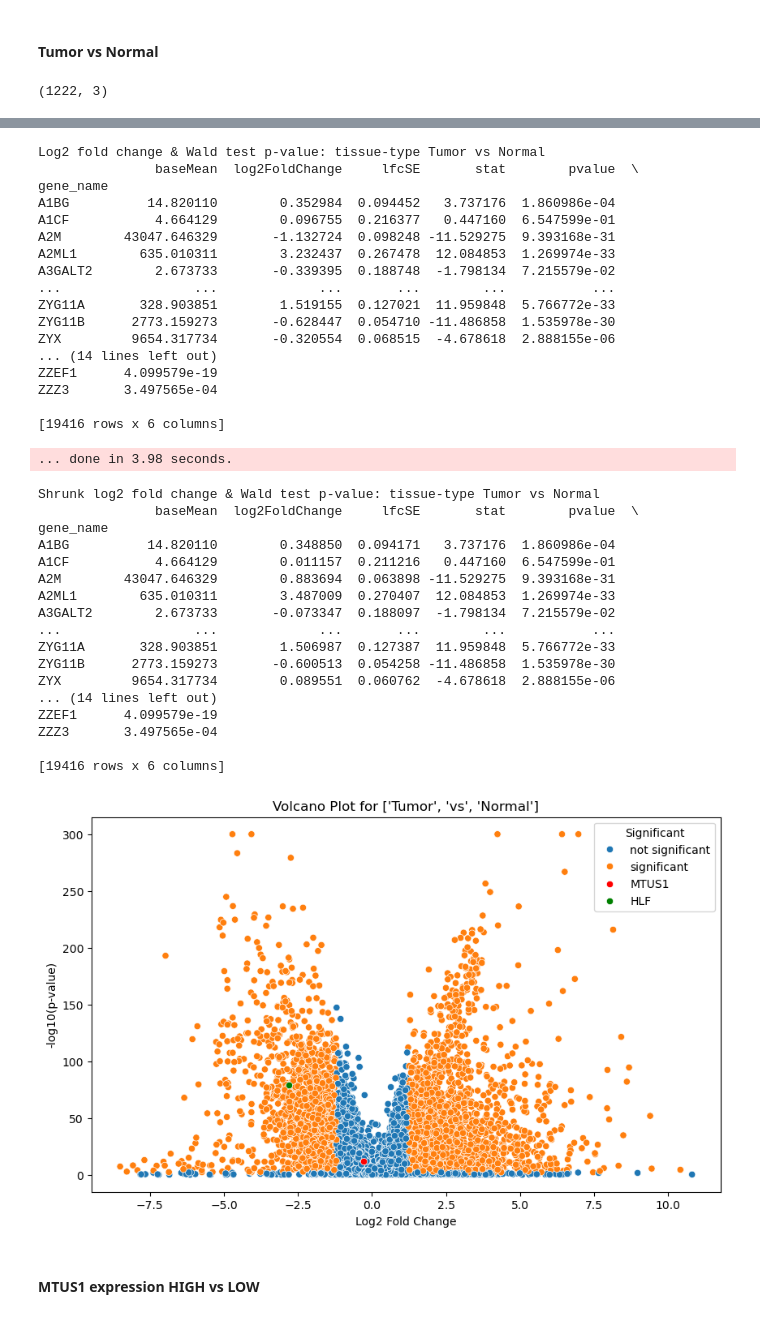
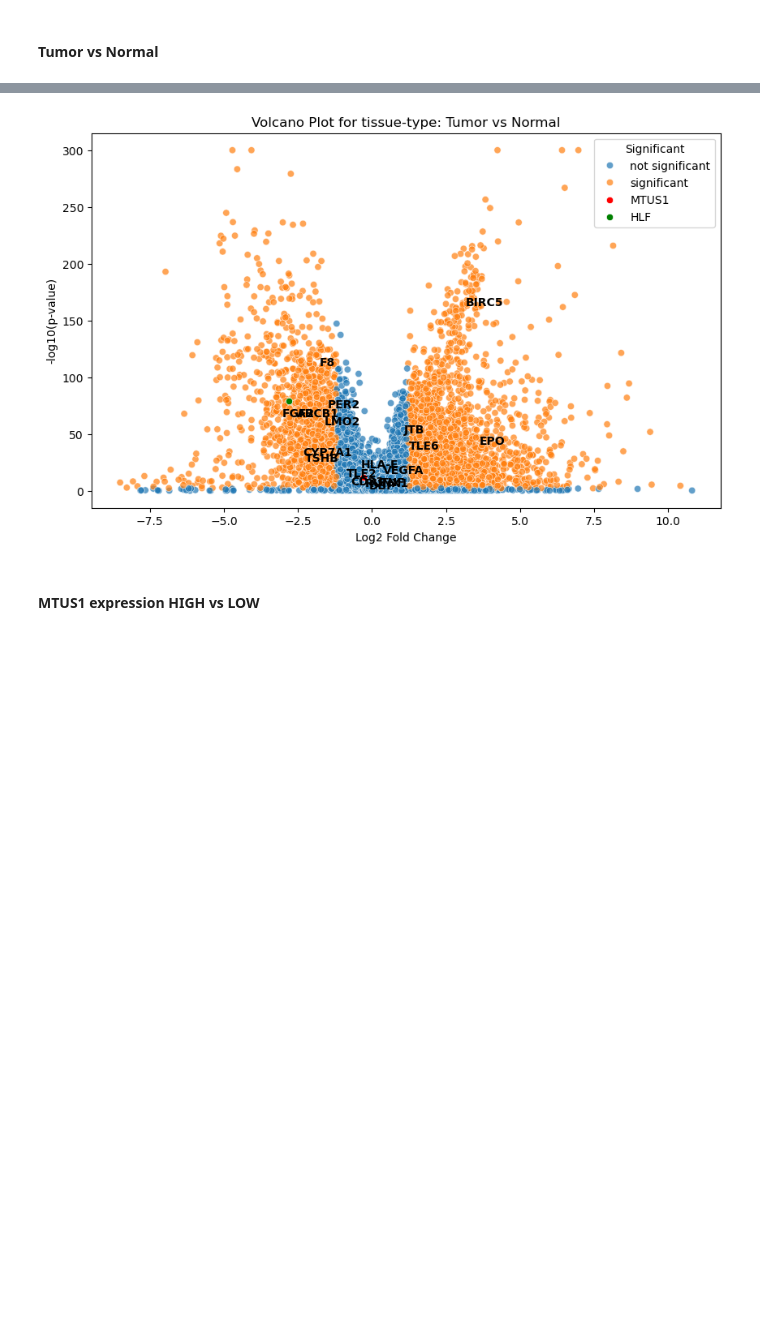
Before and after one commit to fedor-grigoryev/tcga, a Jupyter notebook: tcga_analysis.ipynb, the cells around one changed output, grey strips where cells are left out. Drawn from its saved outputs; the diff is of its cells as text; code cells hidden in the pictures; blank space fills up the shorter version.

```diff
--- a/tcga_analysis.ipynb
+++ b/tcga_analysis.ipynb
@@ -150,8 +179,19 @@ metadata = metadata.loc[samples_to_keep]
 
 genes_to_keep = counts_df.columns[counts_df.sum(axis=0) >= 10]
 counts_df = counts_df[genes_to_keep]
+# %%
+import os, sys
+
+class HiddenPrints:
+    def __enter__(self):
+        self._original_stdout = sys.stdout
+        sys.stdout = open(os.devnull, 'w')
+
+    def __exit__(self, exc_type, exc_val, exc_tb):
+        sys.stdout.close()
+        sys.stdout = self._original_stdout
 # %%
-def de_pipeline(counts_df, metadata, design_factors):
+def de_pipeline(counts_df, metadata, design_factors, annotate_genes=None):
     inference = DefaultInference(n_cpus=8)
     dds = DeseqDataSet(
         counts=counts_df,
@@ -178,25 +218,36 @@ def de_pipeline(counts_df, metadata, design_factors):
 
     plt.figure(figsize=(10, 6))
 
-    sns.scatterplot(data=stat_res.results_df, x='log2FoldChange', y=-np.log10(stat_res.results_df['pvalue'] + 1e-300), hue='significant')
+    sns.scatterplot(data=stat_res.results_df, x='log2FoldChange', y=-np.log10(stat_res.results_df['pvalue'] + 1e-300), hue='significant', alpha=.7)
+    sns.scatterplot(data=mtus1, x='log2FoldChange', y=-(mtus1['pvalue'] + 1e-300).apply(lambda x: np.log10(x)), color='red', label='MTUS1')
+    sns.scatterplot(data=hlf, x='log2FoldChange', y=-(hlf['pvalue'] + 1e-300).apply(lambda x: np.log10(x)), color='green', label='HLF')
 
-    sns.scatterplot(data=mtus1, x='log2FoldChange', y=-(mtus1['pvalue'] + 1e-300).apply(lambda x: np.log10(x)), color='red', label='MTUS1')
+    if annotate_genes is not None:
+        offset = 1  # Adjust this value to control the distance of the annotation text from the data point
 
-    sns.scatterplot(data=hlf, x='log2FoldChange', y=-(hlf['pvalue'] + 1e-300).apply(lambda x: np.log10(x)), color='green', label='HLF')
+        for gene in annotate_genes:
+            gene_row = stat_res.results_df[stat_res.results_df.index == gene]
+            if not gene_row.empty:
+                plt.annotate(gene,
+                             (gene_row['log2FoldChange'], -np.log10(gene_row['pvalue'] + 1e-300)),
+                             textcoords="offset points",
+                             xytext=(5, offset),  # Adjust the offset here
+                             ha='center',
+                             fontsize=10,
+                             fontweight='bold')
+
+    title = f'{coeff.split('_')[0]}: {" ".join(coeff.split('_')[-3:])}'
 
     plt.xlabel('Log2 Fold Change')
     plt.ylabel('-log10(p-value)')
-    plt.title(f'Volcano Plot for {coeff.split('_')[-3:]}')
+    plt.title(f'Volcano Plot for {title}')
     plt.legend(title='Significant')
     plt.show()
 
     return stat_res.results_df
 # %% [markdown]
 #### Tumor vs Normal
-# %%
-metadata.shape
-# %% [output]
-(1222, 3)
 # %%
-tumor_vs_normal_res = de_pipeline(counts_df, metadata, 'tissue_type')
+with HiddenPrints():
+    tumor_vs_normal_res = de_pipeline(counts_df, metadata, 'tissue_type', annotate_genes=hlf_cistrome.target.values)
 # %% [output]
@@ -220,38 +271,3 @@ Fitting MAP LFCs...
-Log2 fold change & Wald test p-value: tissue-type Tumor vs Normal
-               baseMean  log2FoldChange     lfcSE       stat        pvalue  \
-gene_name
-A1BG          14.820110        0.352984  0.094452   3.737176  1.860986e-04
-A1CF           4.664129        0.096755  0.216377   0.447160  6.547599e-01
-A2M        43047.646329       -1.132724  0.098248 -11.529275  9.393168e-31
-A2ML1        635.010311        3.232437  0.267478  12.084853  1.269974e-33
-A3GALT2        2.673733       -0.339395  0.188748  -1.798134  7.215579e-02
-...                 ...             ...       ...        ...           ...
-ZYG11A       328.903851        1.519155  0.127021  11.959848  5.766772e-33
-ZYG11B      2773.159273       -0.628447  0.054710 -11.486858  1.535978e-30
-ZYX         9654.317734       -0.320554  0.068515  -4.678618  2.888155e-06
-... (14 lines left out)
-ZZEF1      4.099579e-19
-ZZZ3       3.497565e-04
-
-[19416 rows x 6 columns]
-... done in 3.98 seconds.
-Shrunk log2 fold change & Wald test p-value: tissue-type Tumor vs Normal
-               baseMean  log2FoldChange     lfcSE       stat        pvalue  \
-gene_name
-A1BG          14.820110        0.348850  0.094171   3.737176  1.860986e-04
-A1CF           4.664129        0.011157  0.211216   0.447160  6.547599e-01
-A2M        43047.646329        0.883694  0.063898 -11.529275  9.393168e-31
-A2ML1        635.010311        3.487009  0.270407  12.084853  1.269974e-33
-A3GALT2        2.673733       -0.073347  0.188097  -1.798134  7.215579e-02
-...                 ...             ...       ...        ...           ...
-ZYG11A       328.903851        1.506987  0.127387  11.959848  5.766772e-33
-ZYG11B      2773.159273       -0.600513  0.054258 -11.486858  1.535978e-30
-ZYX         9654.317734        0.089551  0.060762  -4.678618  2.888155e-06
-... (14 lines left out)
-ZZEF1      4.099579e-19
-ZZZ3       3.497565e-04
-
-[19416 rows x 6 columns]
-[figure, old version]
+[figure, new version]
 # %% [markdown]
 #### MTUS1 expression HIGH vs LOW
```
Also changed, not shown: parts of 80 cells of this notebook.
